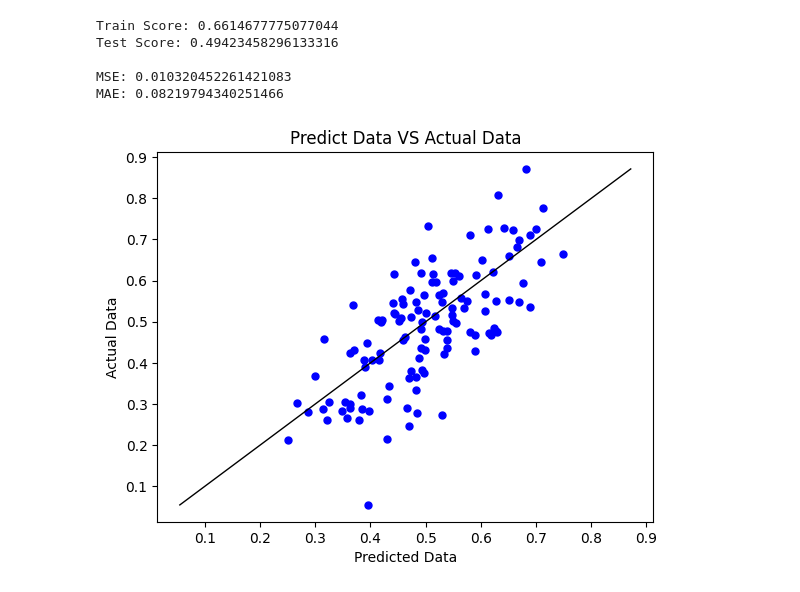
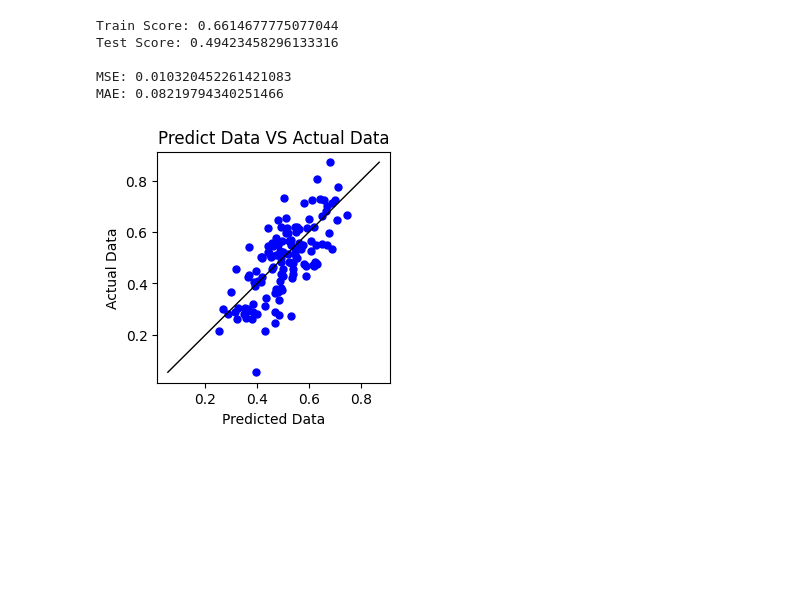
Before and after one commit to PadmaJyothi-U/Deep-Learning, a Jupyter notebook: Predicting_car_purchase_FNN_using_Regression.ipynb, the cells around one changed output. Saved outputs shown, nothing was run; the diff lists cells and outputs as text; code cells hidden in the pictures; blank space fills up the shorter version.

```diff
--- a/Predicting_car_purchase_FNN_using_Regression.ipynb
+++ b/Predicting_car_purchase_FNN_using_Regression.ipynb
@@ -269,11 +266,12 @@ MSE: 0.010320452261421083
 MAE: 0.08219794340251466
 # %%
 #Comparision & Visualisation
+plt.figure(figsize=(3,3),dpi=100)
 plt.scatter(ridge_pred,ytest,c='blue',marker='o',s=25)
 plt.plot([ytest.min(),ytest.max()],[ytest.min(),ytest.max()],c='black',lw=1)
 plt.xlabel('Predicted Data')
 plt.ylabel('Actual Data')
 plt.title('Predict Data VS Actual Data')
 plt.show()
 # %% [output]
-[figure, old version]
+[figure, new version]
```
Also changed, not shown: parts of 6 cells of this notebook.
